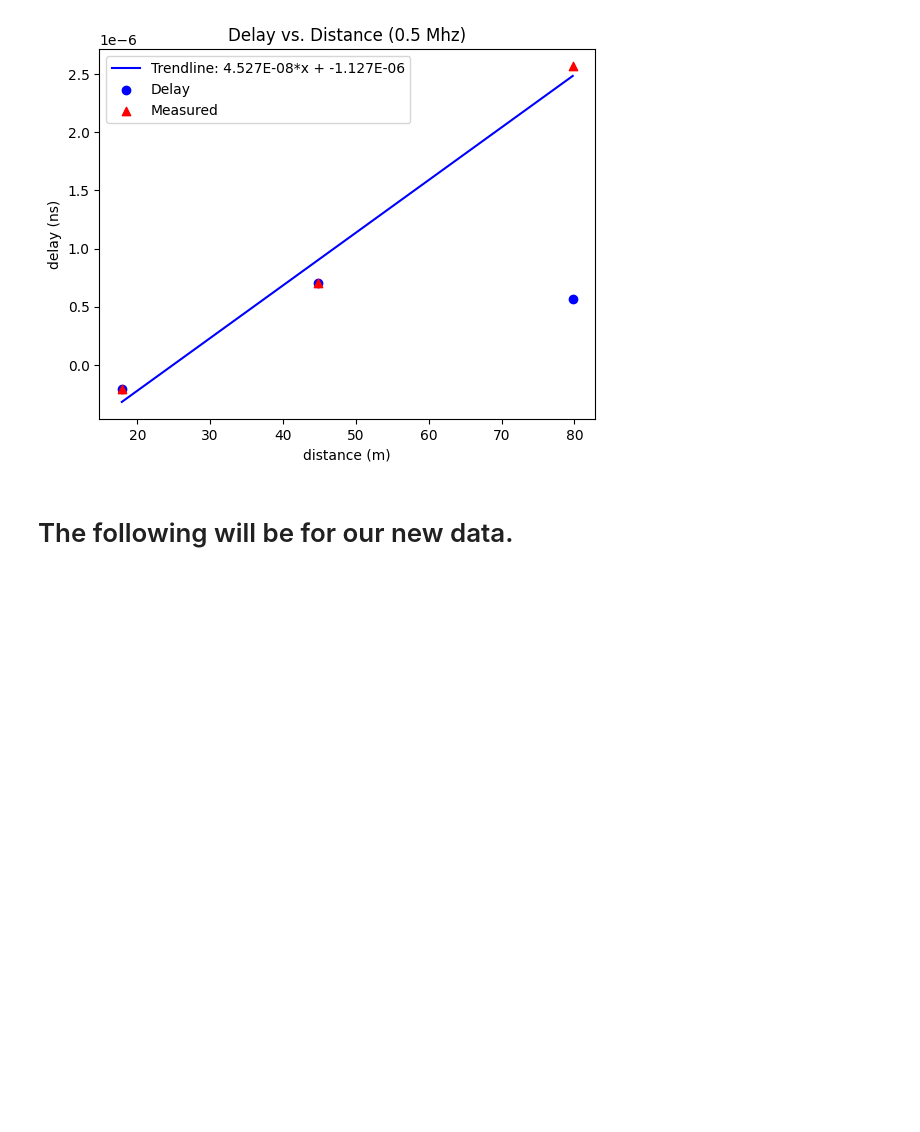
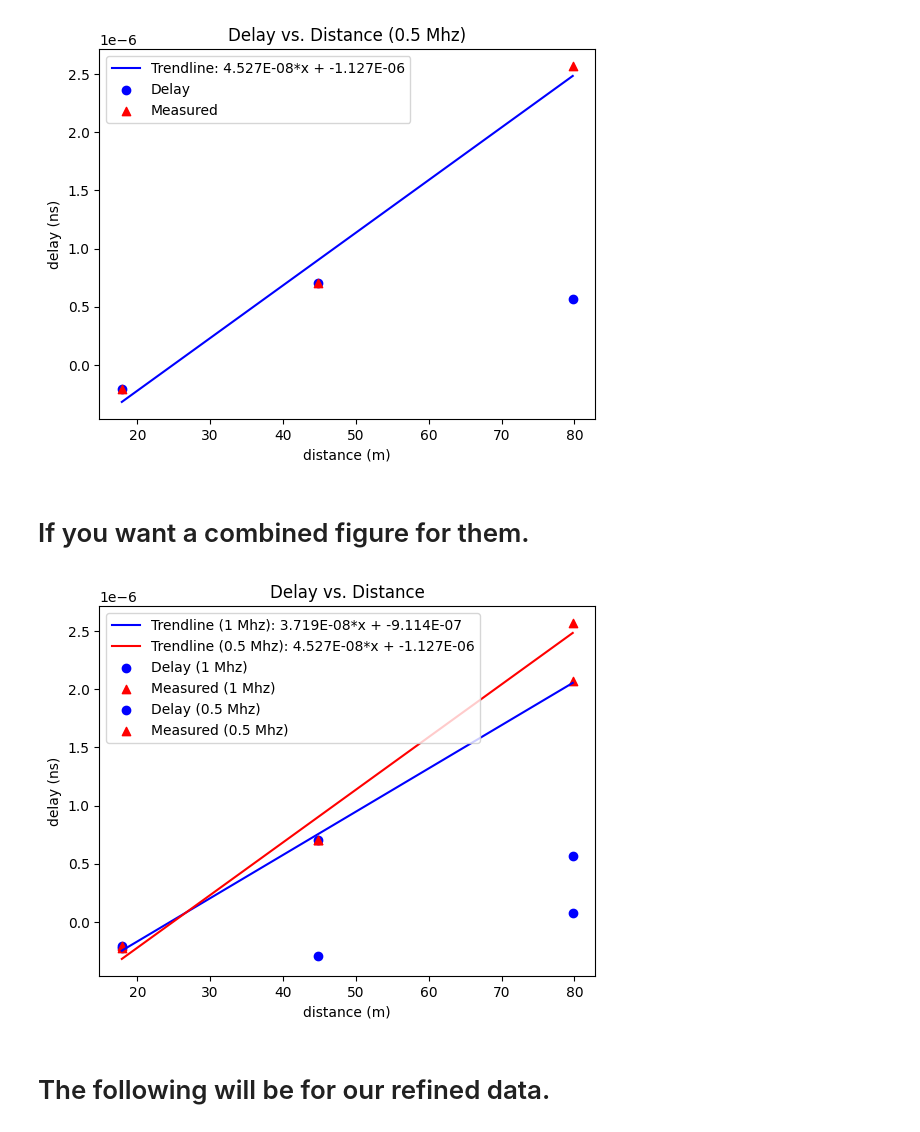
Before and after one commit to ChristianArgueta/PHSX-616, a Jupyter notebook: Speed of Light.ipynb, the cells around one changed output. Saved outputs shown, nothing was run; the diff lists cells and outputs as text; code cells hidden in the pictures; blank space fills up the shorter version.

```diff
--- a/Speed of Light.ipynb
+++ b/Speed of Light.ipynb
@@ -77,5 +77,52 @@ plt.legend()
 plt.show()
 # %% [output]
 [figure]
+# %% [markdown]
+# If you want a combined figure for them.
+# %%
+# Original data for 1 Mhz
+x_data_1 = np.array([17.88, 44.81, 79.76])
+y_data_1 = np.array([-0.00000022, -0.000000292, 0.000000075])
+
+# Red data points for 1 Mhz
+x_new_data_1 = np.array([17.88, 44.81, 79.76])
+y_new_data_1 = np.array([-0.00000022, 0.000000708, 0.000002075])
+
+# Polynomial Fitting for 1 Mhz
+coefficients_1 = np.polyfit(x_new_data_1, y_new_data_1, 1)
+polynomial_1 = np.poly1d(coefficients_1)
+x_fit_1 = np.linspace(x_new_data_1.min(), x_new_data_1.max(), 50)
+y_fit_1 = polynomial_1(x_fit_1)
+
+# Original data for 0.5 Mhz
+x_data_2 = np.array([17.88, 44.81, 79.76])
+y_data_2 = np.array([-0.000000206, 0.000000704, 0.00000057])
+
+# Red data points for 0.5 Mhz
+x_new_data_2 = np.array([17.88, 44.81, 79.76])
+y_new_data_2 = np.array([-0.000000206, 0.000000704, 0.00000257])
+
+# Polynomial Fitting for 0.5 Mhz
+coefficients_2 = np.polyfit(x_new_data_2, y_new_data_2, 1)
+polynomial_2 = np.poly1d(coefficients_2)
+x_fit_2 = np.linspace(x_new_data_2.min(), x_new_data_2.max(), 50)
+y_fit_2 = polynomial_2(x_fit_2)
+
+# Plotting
+plt.plot(x_fit_1, y_fit_1, color='blue', label=f'Trendline (1 Mhz): {coefficients_1[0]:.3E}*x + {coefficients_1[1]:.3E}')
+plt.plot(x_fit_2, y_fit_2, color='red', label=f'Trendline (0.5 Mhz): {coefficients_2[0]:.3E}*x + {coefficients_2[1]:.3E}')
+
+plt.scatter(x_data_1, y_data_1, color='blue', label='Delay (1 Mhz)')
+plt.scatter(x_new_data_1, y_new_data_1, color='red', marker='^', label='Measured (1 Mhz)')
+plt.scatter(x_data_2, y_data_2, color='blue', label='Delay (0.5 Mhz)')
+plt.scatter(x_new_data_2, y_new_data_2, color='red', marker='^', label='Measured (0.5 Mhz)')
+
+plt.xlabel('distance (m)')
+plt.ylabel('delay (ns)')
+plt.title('Delay vs. Distance')
+plt.legend()
+plt.show()
+# %% [output]
+[figure, added]
 # %% [markdown]
-# The following will be for our new data.
+# The following will be for our refined data.
```
